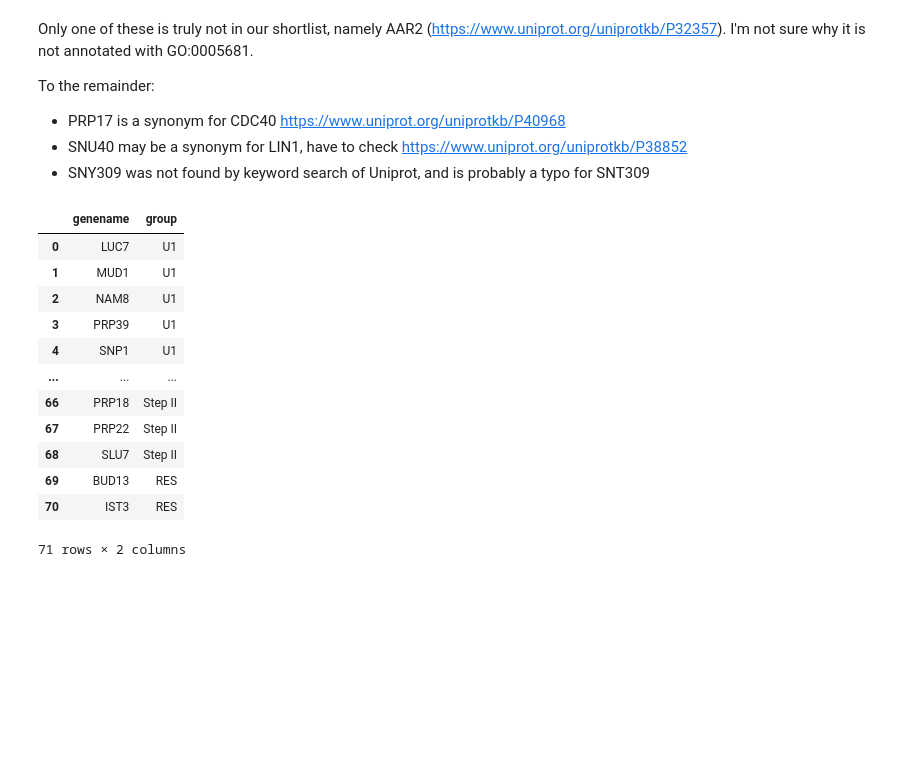
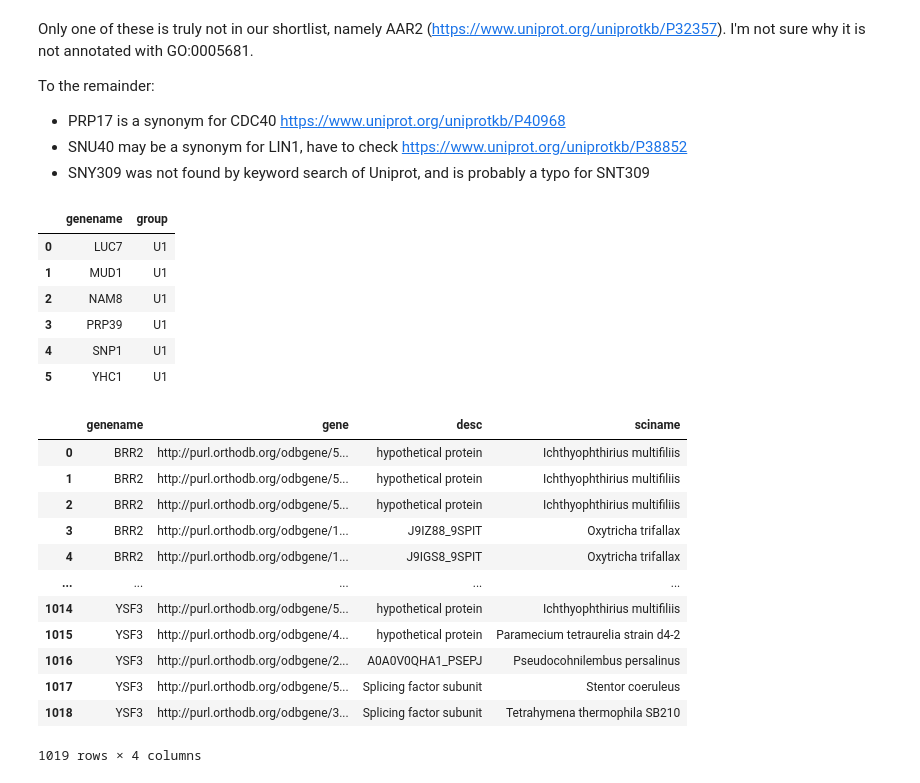
Before and after one commit to Swart-lab/ciliate-introns, a Jupyter notebook: get_spliceosome_homologs.ipynb, the cells around one changed output. Cells and saved outputs as stored; diff of their text form; code cells hidden in the pictures; blank space fills up the shorter version.

```diff
--- a/get_spliceosome_homologs.ipynb
+++ b/get_spliceosome_homologs.ipynb
@@ -211,18 +211,28 @@ To the remainder:
  * SNU40 may be a synonym for LIN1, have to check https://www.uniprot.org/uniprotkb/P38852
  * SNY309 was not found by keyword search of Uniprot, and is probably a typo for SNT309
 # %%
-published_shortlist
+published_shortlist.query('group=="U1"')
 # %% [output]
 |  | genename | group |
 | 0 | LUC7 | U1 |
 | 1 | MUD1 | U1 |
 | 2 | NAM8 | U1 |
 | 3 | PRP39 | U1 |
 | 4 | SNP1 | U1 |
-| ... | ... | ... |
-| 66 | PRP18 | Step II |
-| 67 | PRP22 | Step II |
-| 68 | SLU7 | Step II |
-| 69 | BUD13 | RES |
-| 70 | IST3 | RES |
+| 5 | YHC1 | U1 |
-71 rows × 2 columns
+# %%
+ortholog_ciliate_hits_df
+# %% [output]
+|  | genename | gene | desc | sciname |
+| 0 | BRR2 | http://purl.orthodb.org/odbgene/5... | hypothetical protein | Ichthyophthirius multifiliis |
+| 1 | BRR2 | http://purl.orthodb.org/odbgene/5... | hypothetical protein | Ichthyophthirius multifiliis |
+| 2 | BRR2 | http://purl.orthodb.org/odbgene/5... | hypothetical protein | Ichthyophthirius multifiliis |
+| 3 | BRR2 | http://purl.orthodb.org/odbgene/1... | J9IZ88_9SPIT | Oxytricha trifallax |
+| 4 | BRR2 | http://purl.orthodb.org/odbgene/1... | J9IGS8_9SPIT | Oxytricha trifallax |
+| ... | ... | ... | ... | ... |
+| 1014 | YSF3 | http://purl.orthodb.org/odbgene/5... | hypothetical protein | Ichthyophthirius multifiliis |
+| 1015 | YSF3 | http://purl.orthodb.org/odbgene/4... | hypothetical protein | Paramecium tetraurelia strain d4-2 |
+| 1016 | YSF3 | http://purl.orthodb.org/odbgene/2... | A0A0V0QHA1_PSEPJ | Pseudocohnilembus persalinus |
+| 1017 | YSF3 | http://purl.orthodb.org/odbgene/5... | Splicing factor subunit | Stentor coeruleus |
+| 1018 | YSF3 | http://purl.orthodb.org/odbgene/3... | Splicing factor subunit | Tetrahymena thermophila SB210 |
+1019 rows × 4 columns
```
Also changed, not shown: parts of 53 cells of this notebook, 2 other files.
